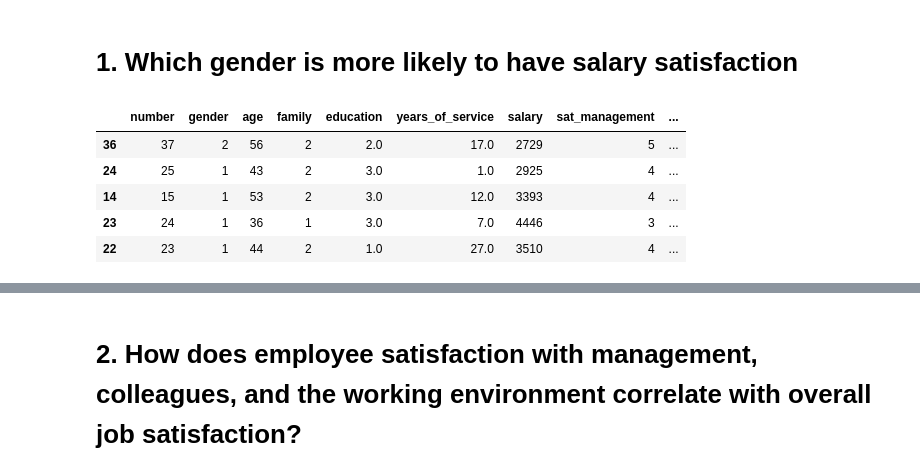
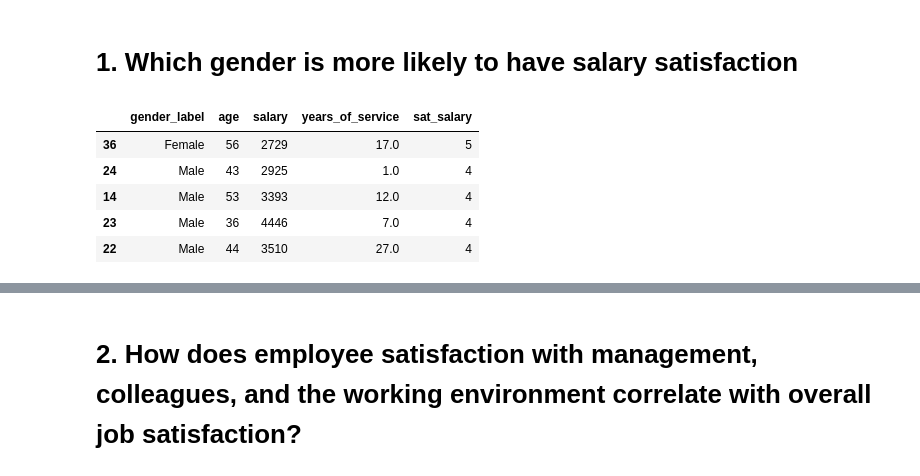
Before and after one commit to lekhangNguyen/Python_Data_Processing, a Jupyter notebook: Data_Processing_with_Python.ipynb, the cells around one changed output, grey strips where cells are left out. Cells and saved outputs as stored; diff of their text form; code cells hidden in the pictures.

```diff
--- a/Data_Processing_with_Python.ipynb
+++ b/Data_Processing_with_Python.ipynb
@@ -95,11 +98,15 @@ dtype: int64
+# %%
+## mapping gender values for further analysis
+df['gender_label'] = df['gender'].map({1:'Male', 2:'Female'})
 # %% [markdown]
 # **1. Which gender is more likely to have salary satisfaction**
 # %%
-df.sort_values(by=['sat_salary'], ascending=False).head()
+sorted_df = df.sort_values(by=['sat_salary'], ascending=False).head()
+sorted_df[['gender_label','age','salary', 'years_of_service', 'sat_salary']]
 # %% [output]
-|  | number | gender | age | family | education | years_of_service | salary | sat_management | ... |
-| 36 | 37 | 2 | 56 | 2 | 2.0 | 17.0 | 2729 | 5 | ... |
-| 24 | 25 | 1 | 43 | 2 | 3.0 | 1.0 | 2925 | 4 | ... |
-| 14 | 15 | 1 | 53 | 2 | 3.0 | 12.0 | 3393 | 4 | ... |
-| 23 | 24 | 1 | 36 | 1 | 3.0 | 7.0 | 4446 | 3 | ... |
-| 22 | 23 | 1 | 44 | 2 | 1.0 | 27.0 | 3510 | 4 | ... |
+|  | gender_label | age | salary | years_of_service | sat_salary |
+| 36 | Female | 56 | 2729 | 17.0 | 5 |
+| 24 | Male | 43 | 2925 | 1.0 | 4 |
+| 14 | Male | 53 | 3393 | 12.0 | 4 |
+| 23 | Male | 36 | 4446 | 7.0 | 4 |
+| 22 | Male | 44 | 3510 | 27.0 | 4 |
```
Also changed, not shown: parts of 26 cells of this notebook.
